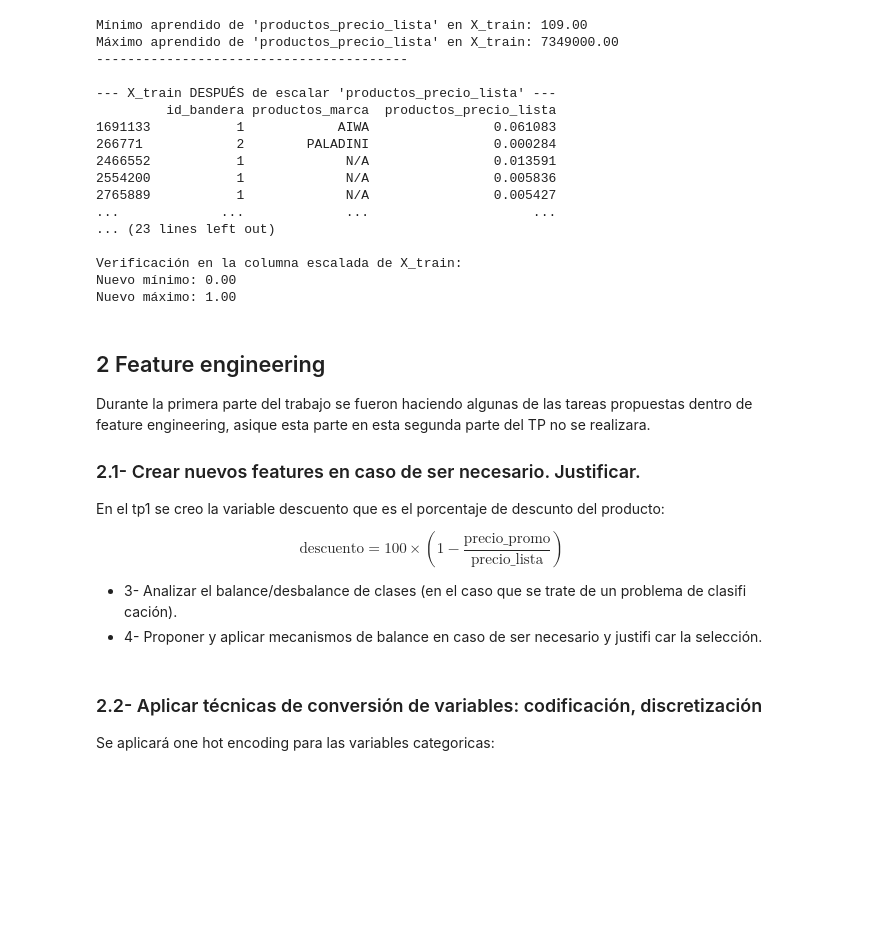
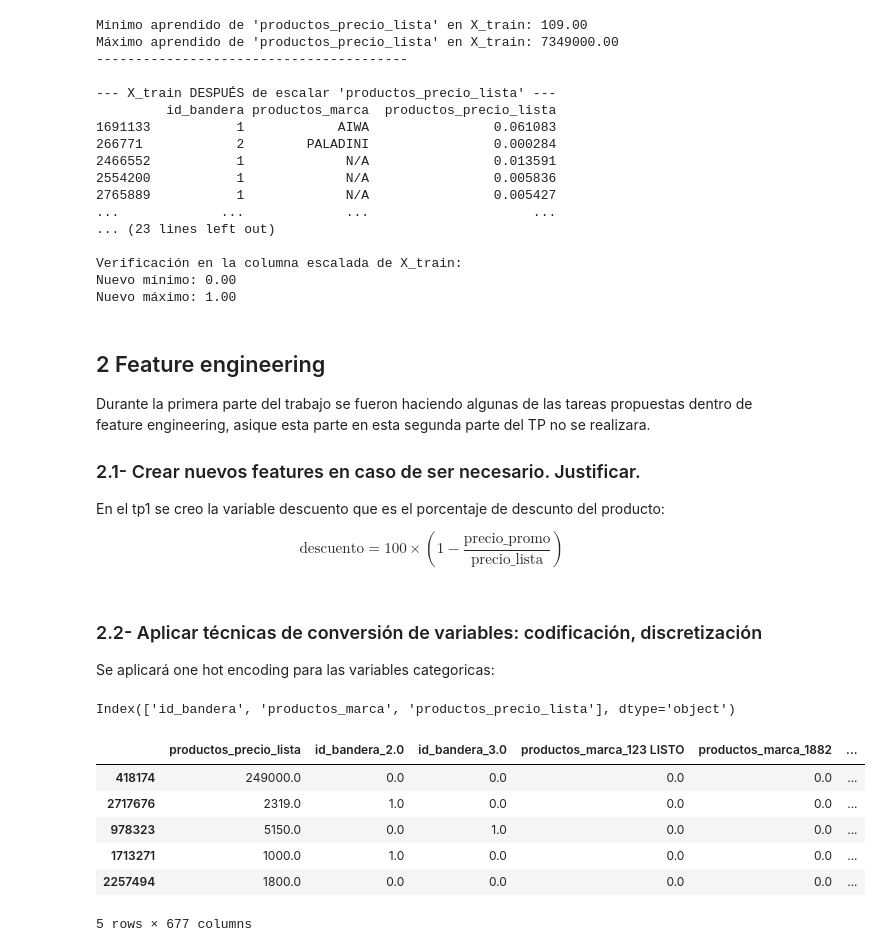
Before and after one commit to Nahuel-Otonelo/Analisis_de_datos, a Jupyter notebook: TP2.ipynb, the cells around one changed output. Saved outputs shown, nothing was run; the diff lists cells and outputs as text; code cells hidden in the pictures; blank space fills up the shorter version.

```diff
--- a/TP2.ipynb
+++ b/TP2.ipynb
@@ -365,6 +366,8 @@ Máximo aprendido de 'productos_precio_lista' en X_train: 7349000.00
 Verificación en la columna escalada de X_train:
 Nuevo mínimo: 0.00
 Nuevo máximo: 1.00
+# %%
+X_train = X_test_scaled.copy()
 # %% [markdown]
 ## 2 Feature engineering
 
@@ -379,12 +382,65 @@ En el tp1 se creo la variable descuento que es el porcentaje de descunto del pro
 $$
 \text{descuento} = 100 \times \left( 1 - \frac{\text{precio\_promo}}{\text{precio\_lista}} \right)
 $$
-
-
-
-- 3- Analizar el balance/desbalance de clases (en el caso que se trate de un problema de clasifi cación).
-- 4- Proponer y aplicar mecanismos de balance en caso de ser necesario y justifi car la selección.
 # %% [markdown]
 ### 2.2- Aplicar técnicas de conversión de variables: codificación, discretización
 
 Se aplicará one hot encoding para las variables categoricas:
+# %%
+X_train.columns
+# %% [output]
+Index(['id_bandera', 'productos_marca', 'productos_precio_lista'], dtype='object')
+# %%
+
+# --- 1. Crear e Instanciar el OneHotEncoder ---
+# Columnas que queremos codificar
+columnas_categoricas = ['id_bandera', 'productos_marca']
+
+# Creamos el encoder con parámetros importantes
+ohe = OneHotEncoder(
+    handle_unknown='ignore', # Ignora categorías en test que no estaban en train
+    sparse_output=False,     # Devuelve un array de numpy denso (no una matriz dispersa)
+    drop='first'             # Opcional, pero recomendado: elimina la primera categoría
+)
+
+
+# --- 2. Aprender las categorías de X_train (el paso .fit()) ---
+# Le pasamos solo las columnas categóricas de X_train
+ohe.fit(X_train[columnas_categoricas])
+
+
+# --- 3. Transformar los datos ---
+# Aplicamos la transformación a X_train y X_test
+# El resultado es un array de NumPy, no un DataFrame
+X_train_ohe_array = ohe.transform(X_train[columnas_categoricas])
+X_test_ohe_array = ohe.transform(X_test[columnas_categoricas])
+
+
+# --- 4. (Opcional pero recomendado) Crear un DataFrame con las nuevas columnas ---
+# Obtenemos los nombres de las nuevas columnas generadas
+nuevas_columnas_nombres = ohe.get_feature_names_out(columnas_categoricas)
+
+# Convertimos los arrays a DataFrames con los nombres correctos
+X_train_ohe_df = pd.DataFrame(X_train_ohe_array, index=X_train.index, columns=nuevas_columnas_nombres)
+X_test_ohe_df = pd.DataFrame(X_test_ohe_array, index=X_test.index, columns=nuevas_columnas_nombres)
+
+
+# --- 5. Unir las nuevas columnas con las originales (numéricas) ---
+# Primero, quitamos las columnas categóricas originales de los dataframes
+X_train_numerico = X_train.drop(columns=columnas_categoricas)
+X_test_numerico = X_test.drop(columns=columnas_categoricas)
+
+# Luego, concatenamos las columnas numéricas con las nuevas columnas codificadas
+X_train_final = pd.concat([X_train_numerico, X_train_ohe_df], axis=1)
+X_test_final = pd.concat([X_test_numerico, X_test_ohe_df], axis=1)
+
+
+X_test_final.head()
+# %% [output]
+|  | productos_precio_lista | id_bandera_2.0 | id_bandera_3.0 | productos_marca_123 LISTO | productos_marca_1882 | ... |
+| 418174 | 249000.0 | 0.0 | 0.0 | 0.0 | 0.0 | ... |
+| 2717676 | 2319.0 | 1.0 | 0.0 | 0.0 | 0.0 | ... |
+| 978323 | 5150.0 | 0.0 | 1.0 | 0.0 | 0.0 | ... |
+| 1713271 | 1000.0 | 1.0 | 0.0 | 0.0 | 0.0 | ... |
+| 2257494 | 1800.0 | 0.0 | 0.0 | 0.0 | 0.0 | ... |
+5 rows × 677 columns
```
Also changed, not shown: parts of 6 cells of this notebook.
